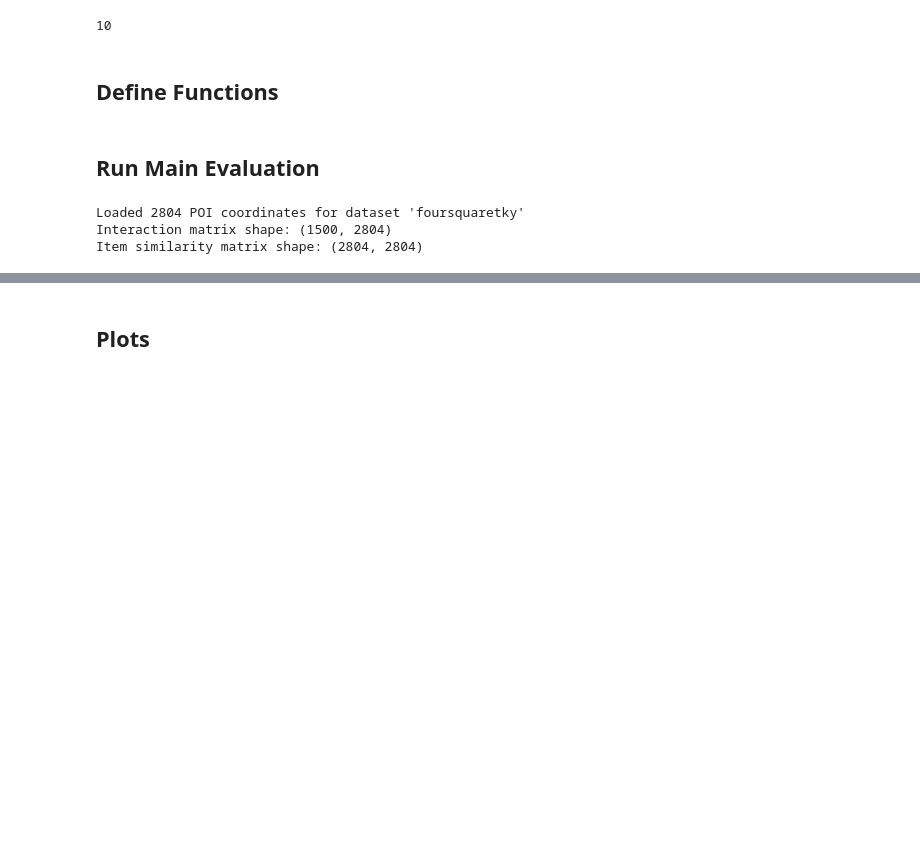
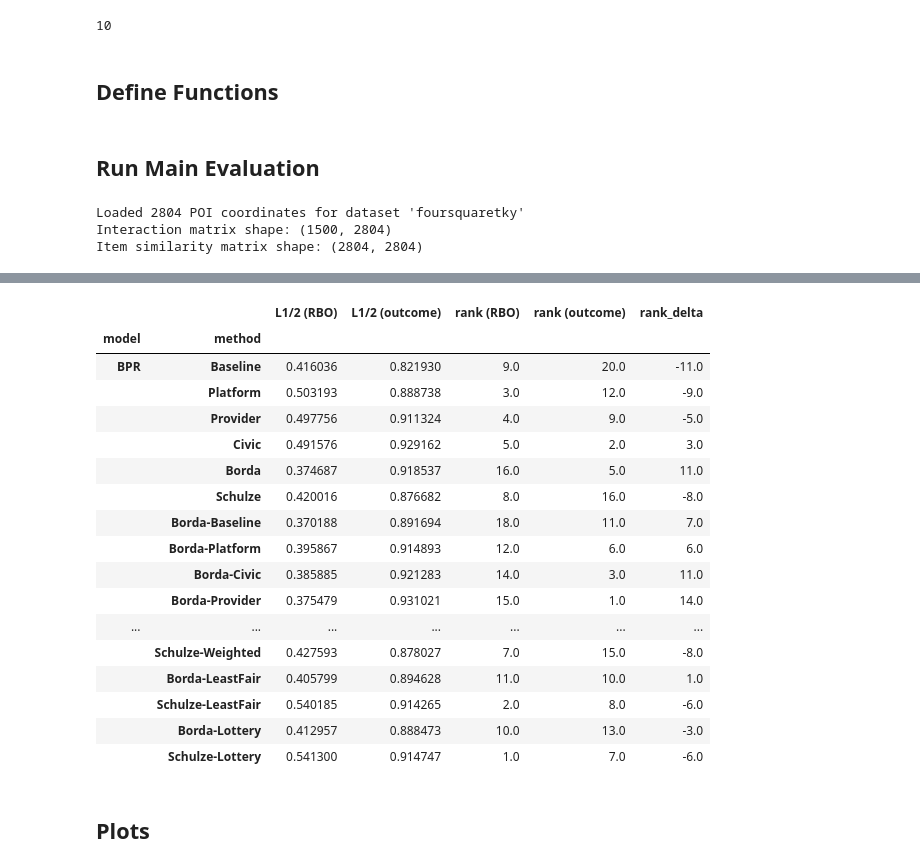
Before and after one commit to andreafooo/multistakeholder_poi, a Jupyter notebook: offline_evaluation.ipynb, the cells around one changed output, grey strips where cells are left out. Saved outputs shown, nothing was run; the diff lists cells and outputs as text; code cells hidden in the pictures; blank space fills up the shorter version.

```diff
--- a/offline_evaluation.ipynb
+++ b/offline_evaluation.ipynb
@@ -490,0 +610,76 @@ df_all_groups.to_csv(f"eval_all_groups_{dataset}")
+# %%
+# --- Second, independent L1/2: outcome-based m_bar instead of RBO-based m_bar. ---
+# For each condition already in `results` (same rows as the RBO-based L1/2 above),
+# take its whole-run raw ILD / GeoILD / JSD ("All" group) and normalize each metric
+# against a fixed EXTERNAL bound (not derived from whichever conditions happen to
+# be in this table, unlike min-max):
+#   - JSD is bounded [0,1] by construction (log2-based Jensen-Shannon divergence),
+#     so the raw value already IS the normalized value -- no division needed.
+#   - ILD is bounded [0,1] by construction too, since build_item_similarity uses
+#     cosine similarity over non-negative (log1p-of-checkin-count) vectors, so
+#     similarity in [0,1] and ILD = 1 - similarity in [0,1] -- also no division.
+#   - GeoILD has no universal bound (raw km, scale depends on the dataset's own
+#     geographic extent), so it's divided by max_pairwise_haversine(item_coords),
+#     precomputed once per dataset via compute_geo_bounds.py.
+# Then oriented the same direction as m_i (higher = more satisfied): ILD as-is,
+# 1 - normalized GeoILD, 1 - JSD.
+#
+# If Schulze-LeastFair/Lottery also land near the top here, that's evidence the
+# RBO-based balance reflects genuine delivered-outcome fairness, not just
+# self-referential convergence (agents agreeing with an output because it's
+# similar to their own list, regardless of whether it's actually diverse/local/
+# on-profile). If the two L1/2s disagree, RBO-agreement parity and actual
+# outcome parity are different things.
+
+from compute_geo_bounds import load_max_geo_distance
+
+model_name = models_for_recbole[0]  # don't rely on leftover loop state from earlier cells
+max_geo_distance = load_max_geo_distance(dataset)  # km, precomputed once per dataset
+
+def _clip01(v):
+    return None if v is None else min(max(v, 0.0), 1.0)
+
+raw_ild = {m: results[model_name][m]["All"].get("ild") for m in model_dirs[model_name]}
+raw_geo_ild = {m: results[model_name][m]["All"].get("geo_ild") for m in model_dirs[model_name]}
+raw_jsd = {m: results[model_name][m]["All"].get("js") for m in model_dirs[model_name]}
+
+norm_ild = {m: _clip01(v) for m, v in raw_ild.items()}
+norm_geo_ild = {m: _clip01(None if v is None else v / max_geo_distance) for m, v in raw_geo_ild.items()}
+norm_jsd = {m: _clip01(v) for m, v in raw_jsd.items()}
+
+l1_half_outcome_rows = []
+for m in model_dirs[model_name]:
+    m_bar_outcome = {
+        "mmr": norm_ild[m],
+        "geo": None if norm_geo_ild[m] is None else 1 - norm_geo_ild[m],
+        "cp_min_js": None if norm_jsd[m] is None else 1 - norm_jsd[m],
+    }
+    l1_half = (
+        l1_half_norm(m_bar_outcome)
+        if all(v is not None for v in m_bar_outcome.values())
+        else None
+    )
+    row = {"model": model_name, "method": m, "L1/2 (outcome)": l1_half}
+    for agent, v in m_bar_outcome.items():
+        row[f"m_bar_outcome[{rename_methods.get(agent, agent)}]"] = v
+    l1_half_outcome_rows.append(row)
+
+df_l1_half_outcome = pd.DataFrame(l1_half_outcome_rows).set_index(["model", "method"])
+df_l1_half_outcome = df_l1_half_outcome.rename(index=rename_methods)
+print(f"\n{'='*60}\nL1/2 fairness norm (post-hoc, OUTCOME-based: ILD/GeoILD/JSD)\n{'='*60}")
+print(df_l1_half_outcome.to_string(float_format="%.4f"))
+
+# side-by-side comparison, ranked by the RBO-based L1/2
+l1_half_comparison = df_l1_half[["L1/2"]].rename(columns={"L1/2": "L1/2 (RBO)"}).join(
+    df_l1_half_outcome[["L1/2 (outcome)"]]
+)
+l1_half_comparison["rank (RBO)"] = l1_half_comparison["L1/2 (RBO)"].rank(ascending=False)
+l1_half_comparison["rank (outcome)"] = l1_half_comparison["L1/2 (outcome)"].rank(ascending=False)
+l1_half_comparison["rank_delta"] = (
+    l1_half_comparison["rank (RBO)"] - l1_half_comparison["rank (outcome)"]
+)
+
+print(f"\n{'='*60}\nRBO-based vs outcome-based L1/2 comparison\n{'='*60}")
+print(l1_half_comparison.sort_values("rank (RBO)").to_string(float_format="%.4f"))
+l1_half_comparison
+# %% [output]
@@ -491,3 +703,21 @@ df_all_groups.to_csv(f"eval_all_groups_{dataset}")
+|  |  | L1/2 (RBO) | L1/2 (outcome) | rank (RBO) | rank (outcome) | rank_delta |
+| model | method |  |  |  |  |  |
+| BPR | Baseline | 0.416036 | 0.821930 | 9.0 | 20.0 | -11.0 |
+|  | Platform | 0.503193 | 0.888738 | 3.0 | 12.0 | -9.0 |
+|  | Provider | 0.497756 | 0.911324 | 4.0 | 9.0 | -5.0 |
+|  | Civic | 0.491576 | 0.929162 | 5.0 | 2.0 | 3.0 |
+|  | Borda | 0.374687 | 0.918537 | 16.0 | 5.0 | 11.0 |
+|  | Schulze | 0.420016 | 0.876682 | 8.0 | 16.0 | -8.0 |
+|  | Borda-Baseline | 0.370188 | 0.891694 | 18.0 | 11.0 | 7.0 |
+|  | Borda-Platform | 0.395867 | 0.914893 | 12.0 | 6.0 | 6.0 |
+|  | Borda-Civic | 0.385885 | 0.921283 | 14.0 | 3.0 | 11.0 |
+|  | Borda-Provider | 0.375479 | 0.931021 | 15.0 | 1.0 | 14.0 |
+| ... | ... | ... | ... | ... | ... | ... |
+|  | Schulze-Weighted | 0.427593 | 0.878027 | 7.0 | 15.0 | -8.0 |
+|  | Borda-LeastFair | 0.405799 | 0.894628 | 11.0 | 10.0 | 1.0 |
+|  | Schulze-LeastFair | 0.540185 | 0.914265 | 2.0 | 8.0 | -6.0 |
+|  | Borda-Lottery | 0.412957 | 0.888473 | 10.0 | 13.0 | -3.0 |
+|  | Schulze-Lottery | 0.541300 | 0.914747 | 1.0 | 7.0 | -6.0 |
 # %% [markdown]
 ## Plots
 # %%
```
Also changed, not shown: parts of 6 cells of this notebook, 7 other files.
